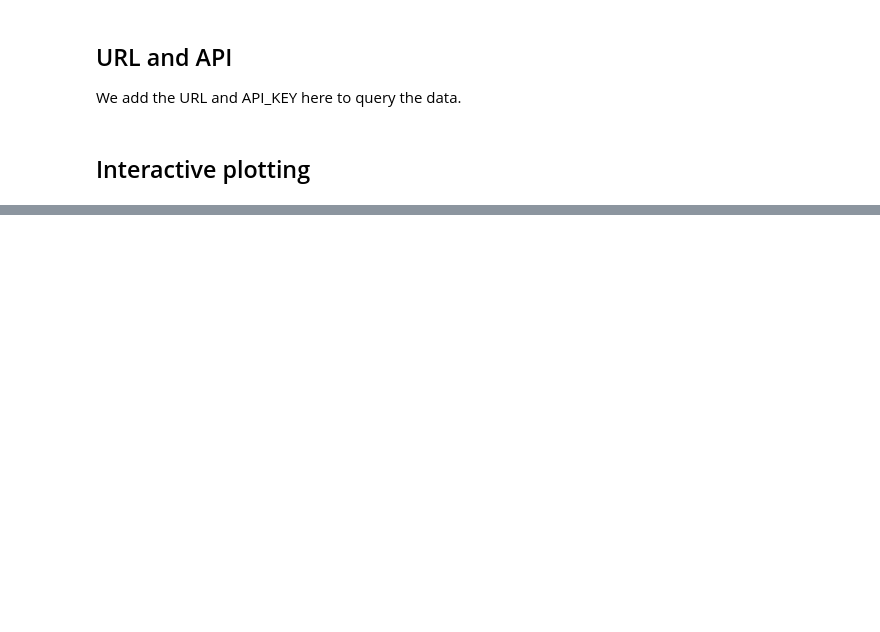
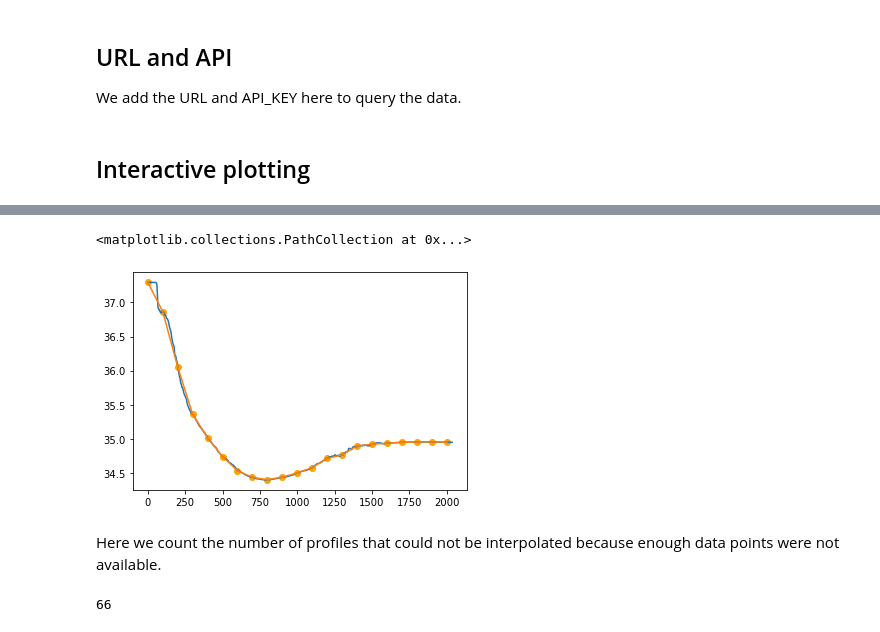
Before and after one commit to argovis/hackathon22-profile-grid, a Jupyter notebook: Final.ipynb, the cells around one changed output, grey strips where cells are left out. Drawn from its saved outputs; the diff is of its cells as text; code cells hidden in the pictures; blank space fills up the shorter version.

Commit message:
QC filtering and p-chip interpolation added to Final notebbook.

```diff
--- a/Final.ipynb
+++ b/Final.ipynb
@@ -761,0 +751,8 @@ Finally, run this cell to get the data within the polygon.
+# %%
+atlantic_coords = [[-40.078125,29.840644],[-33.368671,30.338837],[-26.614528,30.492027],
+                    [-19.863281,30.297018],[-20.039063,-30.145127],[-26.724822,-30.384017],
+                    [-33.419918,-30.281826],[-40.078125,-29.840644],[-40.078125,29.840644]]
+
+### One can also supply polygon = IP.polygon_coords to make use of interactive input
+B = Binner(startDate = '2021-04-20T00:00:00Z', endDate   = '2021-05-02T00:00:00Z',
+          polygon = atlantic_coords, source = 'argo_core')
@@ -761,0 +783,21 @@ Finally, run this cell to get the data within the polygon.
+# %%
+profile = B.df.to_dict('records')
+interpolated_profile = B.df_interp.to_dict('records')
+# %%
+%matplotlib inline
+plt.plot([x['pres'] for x in profile[0]['data']], [x['psal'] for x in profile[0]['data']])
+plt.plot([x['pres'] for x in interpolated_profile[0]['data']], [x['psal'] for x in interpolated_profile[0]['data']])
+plt.scatter([x['pres'] for x in interpolated_profile[0]['data']], [x['psal'] for x in interpolated_profile[0]['data']], c='orange')
+# %% [output]
+<matplotlib.collections.PathCollection at 0x...>
+[figure, added]
+# %% [markdown]
+Here we count the number of profiles that could not be interpolated because enough data points were not available.
+# %%
+count = 0
+for i in range(len(profile)):
+    if sum(x['psal'] is not None for x in profile[i]['data']) < 2:
+        count = count + 1
+count
+# %% [output]
+66
```
Also changed, not shown: parts of 14 cells of this notebook.
